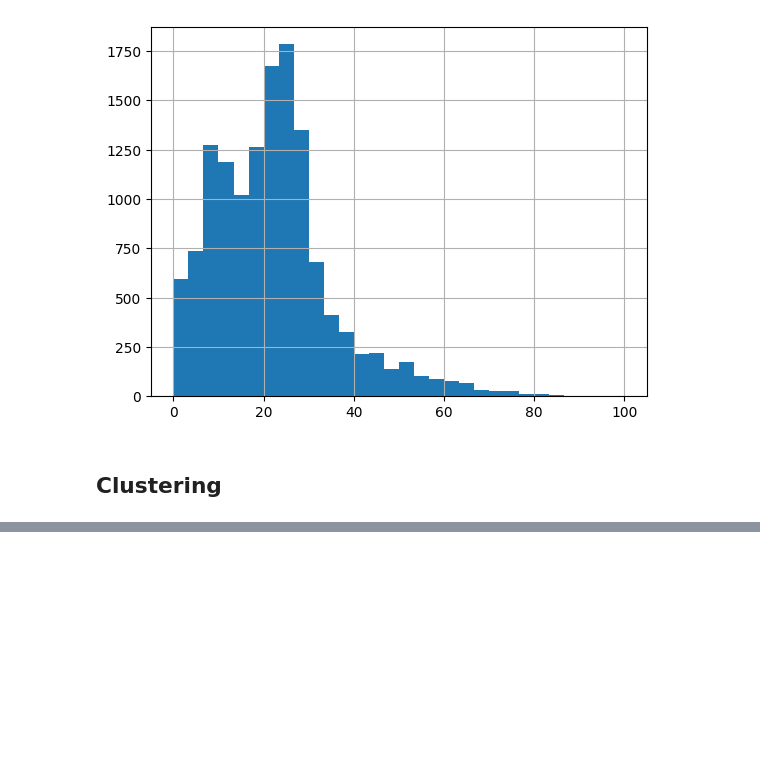
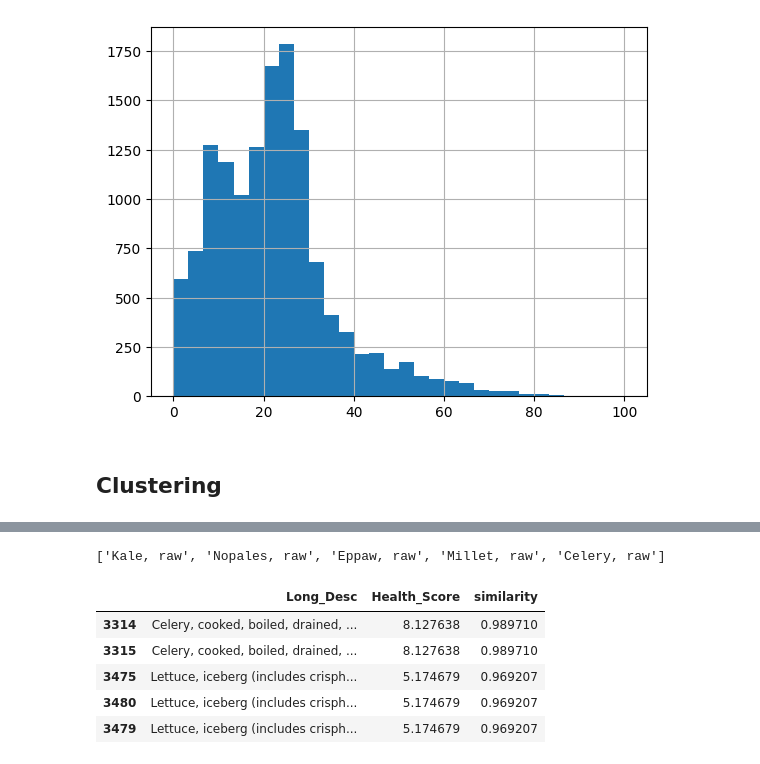
Before and after one commit to Julie-t/NutriScore360-Recommendation-System, a Jupyter notebook: Modelling.ipynb, the cells around one changed output, grey strips where cells are left out. Cells and saved outputs as stored; diff of their text form; code cells hidden in the pictures; blank space fills up the shorter version.

```diff
--- a/Modelling.ipynb
+++ b/Modelling.ipynb
@@ -153,0 +208,56 @@ df_final['New_Health_Score'].hist(bins=30)
+# %%
+from difflib import get_close_matches
+
+get_close_matches("Apple, raw", df_final['Long_Desc'], n=5, cutoff=0.3)
+# %% [output]
+['Kale, raw', 'Nopales, raw', 'Eppaw, raw', 'Millet, raw', 'Celery, raw']
+# %%
+from sklearn.metrics.pairwise import cosine_similarity
+
+def recommend_substitutes(food_name, df, nutrients, top_n=5):
+    # Check if food exists
+    if food_name not in df['Long_Desc'].values:
+        return f"'{food_name}' not found in the dataset."
+
+    # Extract the food entry
+    food_row = df[df['Long_Desc'] == food_name].iloc[0]
+    food_cluster = food_row['Cluster']
+
+    # --- Handle noise points (cluster = -1) ---
+    if food_cluster == -1:
+        # Compute cosine similarity across nutrient features
+        sims = cosine_similarity([food_row[nutrients]], df[nutrients])[0]
+        df = df.copy()
+        df['similarity'] = sims
+        substitutes = (
+            df[df['Long_Desc'] != food_name]
+            .sort_values('similarity', ascending=False)
+            .head(top_n)[['Long_Desc', 'Health_Score', 'similarity']]
+        )
+        return substitutes
+
+    # --- For clustered foods ---
+    cluster_foods = df[df['Cluster'] == food_cluster].copy()
+
+    # Exclude the food itself and any unknowns
+    cluster_foods = cluster_foods[cluster_foods['Long_Desc'].str.lower() != "unknown"]
+    cluster_foods = cluster_foods[cluster_foods['Long_Desc'] != food_name]
+
+    # Compute health score similarity
+    cluster_foods['similarity'] = 1 - abs(
+        cluster_foods['Health_Score'] - food_row['Health_Score']
+    ) / 100
+
+    # Return top substitutes
+    return cluster_foods.sort_values('similarity', ascending=False).head(top_n)[
+        ['Long_Desc', 'Health_Score', 'similarity']
+    ]
+# %%
+recommend_substitutes("Celery, raw", train_df, nutrients)
+# %% [output]
+|  | Long_Desc | Health_Score | similarity |
+| 3314 | Celery, cooked, boiled, drained, ... | 8.127638 | 0.989710 |
+| 3315 | Celery, cooked, boiled, drained, ... | 8.127638 | 0.989710 |
+| 3475 | Lettuce, iceberg (includes crisph... | 5.174679 | 0.969207 |
+| 3480 | Lettuce, iceberg (includes crisph... | 5.174679 | 0.969207 |
+| 3479 | Lettuce, iceberg (includes crisph... | 5.174679 | 0.969207 |
```
Also changed, not shown: parts of 17 cells of this notebook.
